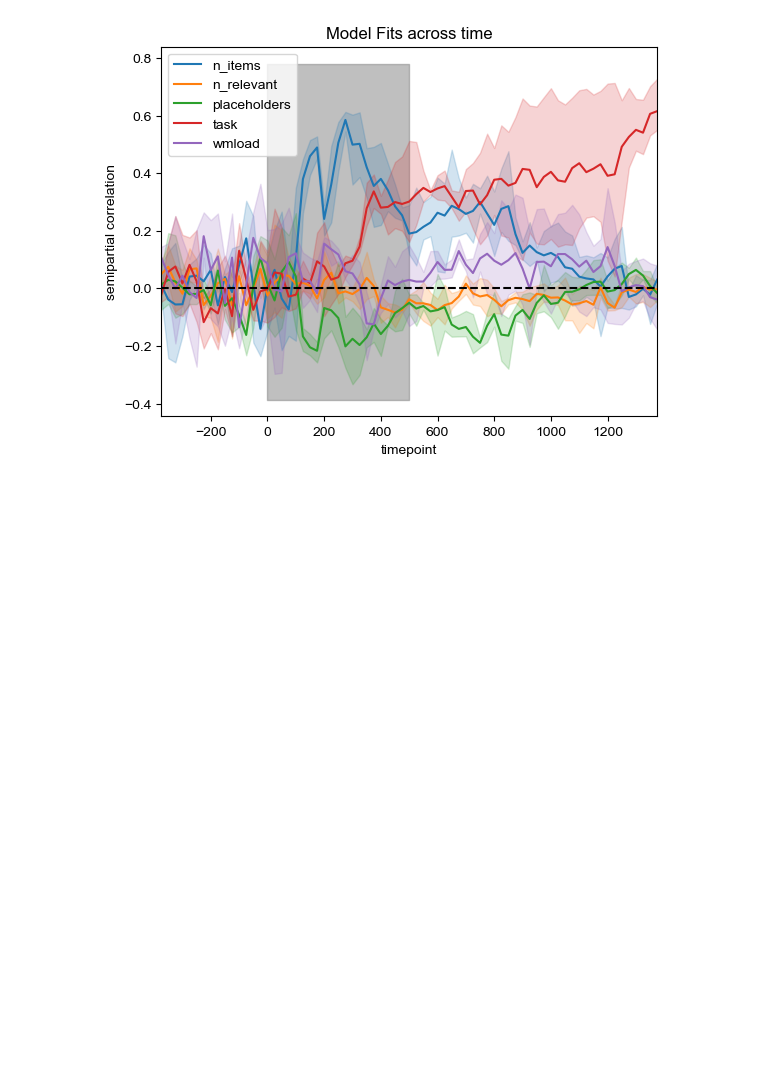
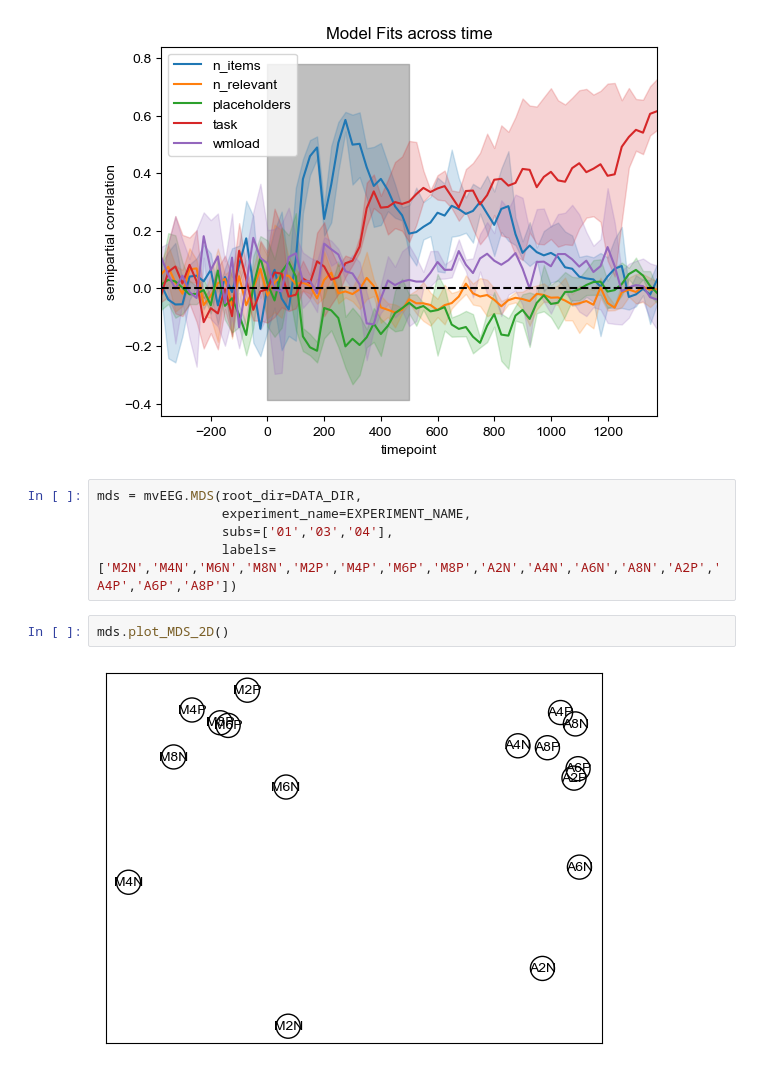
Before and after one commit to AwhVogelLab/mvEEG, a Jupyter notebook: RSA demo notebook.ipynb, the cells around one changed output. Saved outputs shown, nothing was run; the diff lists cells and outputs as text; blank space fills up the shorter version.

Commit message:
Added MDS class - can plot MDS projections as 2-D or 3-D plots - copy paste from EEG_decoder (+ 3D MDS function)

```diff
--- a/RSA demo notebook.ipynb
+++ b/RSA demo notebook.ipynb
@@ -114,3 +114,12 @@ rsa.plot_corrs_temporal()
 # %% [output]
 <Axes: title={'center': 'Model Fits across time'}, xlabel='timepoint', ylabel='semipartial correlation'>
 [figure]
+# %%
+mds = mvEEG.MDS(root_dir=DATA_DIR,
+                experiment_name=EXPERIMENT_NAME,
+                subs=['01','03','04'],
+                labels=['M2N','M4N','M6N','M8N','M2P','M4P','M6P','M8P','A2N','A4N','A6N','A8N','A2P','A4P','A6P','A8P'])
+# %%
+mds.plot_MDS_2D()
+# %% [output]
+[figure, added]
```
Also changed, not shown: parts of 1 cell of this notebook, 2 other files.
